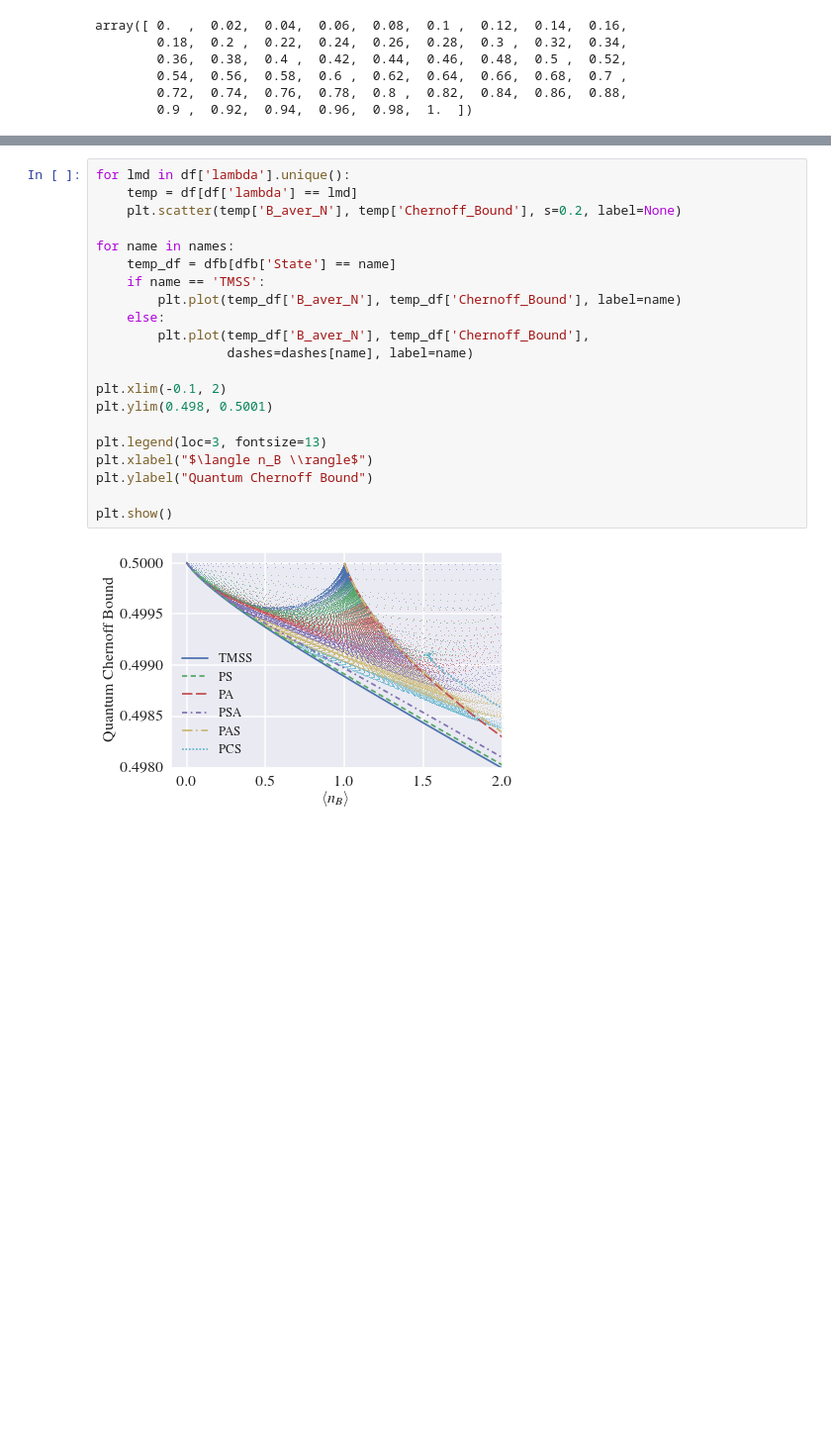
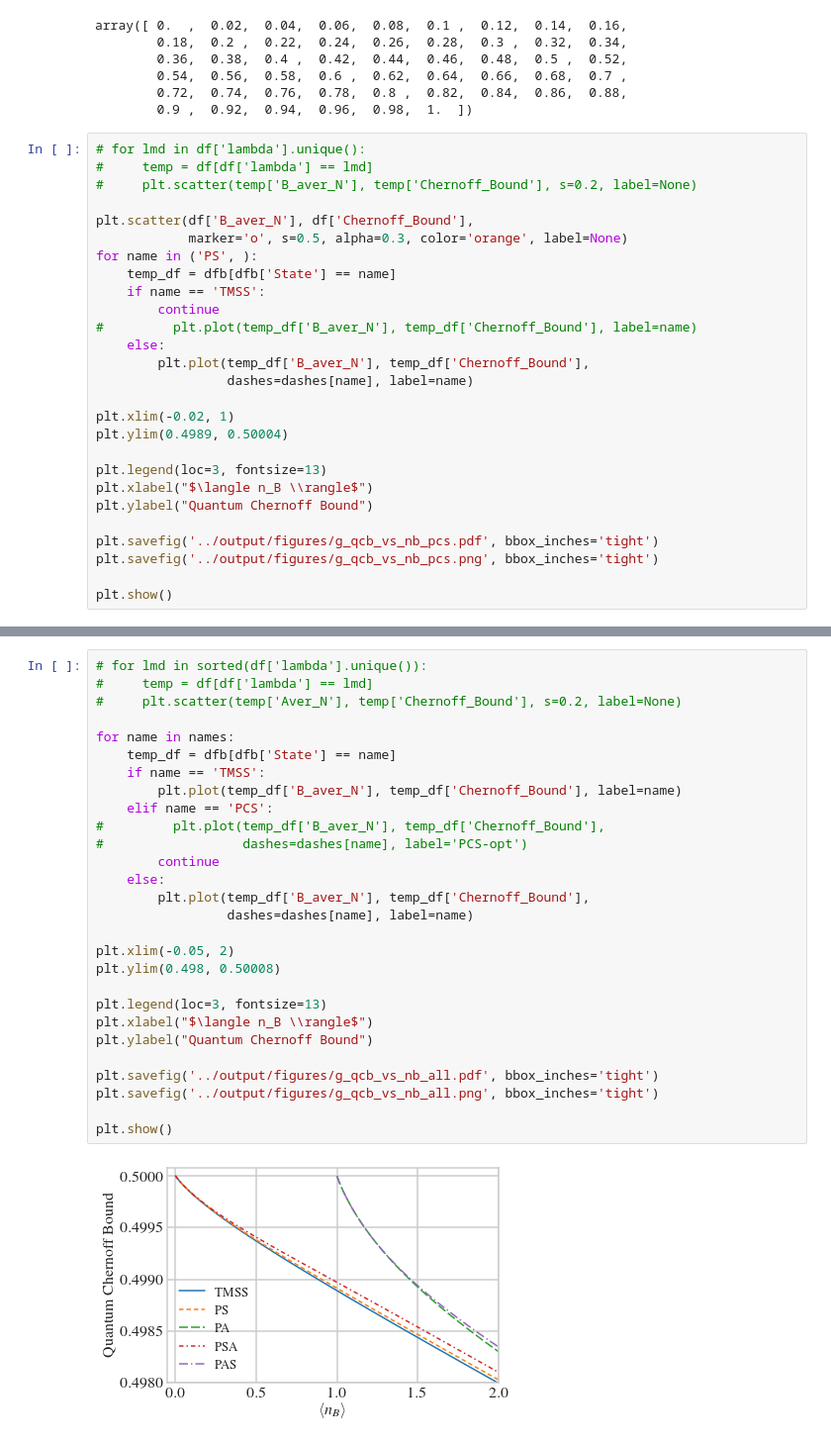
Before and after one commit to lffan/quantum_illumination, a Jupyter notebook: ipynbs/2.1_PCS_Scanning.ipynb, the cells around one changed output, grey strips where cells are left out. Shown: that part at 99% size. Cells and saved outputs as stored; diff of their text form; blank space fills up the shorter version.

```diff
--- a/ipynbs/2.1_PCS_Scanning.ipynb
+++ b/ipynbs/2.1_PCS_Scanning.ipynb
@@ -75,3 +76,30 @@ array([ 0.  ,  0.02,  0.04,  0.06,  0.08,  0.1 ,  0.12,  0.14,  0.16,
         0.54,  0.56,  0.58,  0.6 ,  0.62,  0.64,  0.66,  0.68,  0.7 ,
         0.72,  0.74,  0.76,  0.78,  0.8 ,  0.82,  0.84,  0.86,  0.88,
         0.9 ,  0.92,  0.94,  0.96,  0.98,  1.  ])
+# %%
+# for lmd in df['lambda'].unique():
+#     temp = df[df['lambda'] == lmd]
+#     plt.scatter(temp['B_aver_N'], temp['Chernoff_Bound'], s=0.2, label=None)
+
+plt.scatter(df['B_aver_N'], df['Chernoff_Bound'],
+            marker='o', s=0.5, alpha=0.3, color='orange', label=None)
+for name in ('PS', ):
+    temp_df = dfb[dfb['State'] == name]
+    if name == 'TMSS':
+        continue
+#         plt.plot(temp_df['B_aver_N'], temp_df['Chernoff_Bound'], label=name)
+    else:
+        plt.plot(temp_df['B_aver_N'], temp_df['Chernoff_Bound'],
+                 dashes=dashes[name], label=name)
+
+plt.xlim(-0.02, 1)
+plt.ylim(0.4989, 0.50004)
+
+plt.legend(loc=3, fontsize=13)
+plt.xlabel("$\langle n_B \\rangle$")
+plt.ylabel("Quantum Chernoff Bound")
+
+plt.savefig('../output/figures/g_qcb_vs_nb_pcs.pdf', bbox_inches='tight')
+plt.savefig('../output/figures/g_qcb_vs_nb_pcs.png', bbox_inches='tight')
+
+plt.show()
@@ -78,23 +116,30 @@ array([ 0.  ,  0.02,  0.04,  0.06,  0.08,  0.1 ,  0.12,  0.14,  0.16,
 # %%
-for lmd in df['lambda'].unique():
-    temp = df[df['lambda'] == lmd]
-    plt.scatter(temp['B_aver_N'], temp['Chernoff_Bound'], s=0.2, label=None)
+# for lmd in sorted(df['lambda'].unique()):
+#     temp = df[df['lambda'] == lmd]
+#     plt.scatter(temp['Aver_N'], temp['Chernoff_Bound'], s=0.2, label=None)
 
 for name in names:
     temp_df = dfb[dfb['State'] == name]
     if name == 'TMSS':
         plt.plot(temp_df['B_aver_N'], temp_df['Chernoff_Bound'], label=name)
+    elif name == 'PCS':
+#         plt.plot(temp_df['B_aver_N'], temp_df['Chernoff_Bound'],
+#                  dashes=dashes[name], label='PCS-opt')
+        continue
     else:
         plt.plot(temp_df['B_aver_N'], temp_df['Chernoff_Bound'],
                  dashes=dashes[name], label=name)
 
-plt.xlim(-0.1, 2)
-plt.ylim(0.498, 0.5001)
+plt.xlim(-0.05, 2)
+plt.ylim(0.498, 0.50008)
 
 plt.legend(loc=3, fontsize=13)
 plt.xlabel("$\langle n_B \\rangle$")
 plt.ylabel("Quantum Chernoff Bound")
 
+plt.savefig('../output/figures/g_qcb_vs_nb_all.pdf', bbox_inches='tight')
+plt.savefig('../output/figures/g_qcb_vs_nb_all.png', bbox_inches='tight')
+
 plt.show()
 # %% [output]
-[figure, old version]
+[figure, new version]
```
Also changed, not shown: parts of 17 cells of this notebook, 19 other files.
